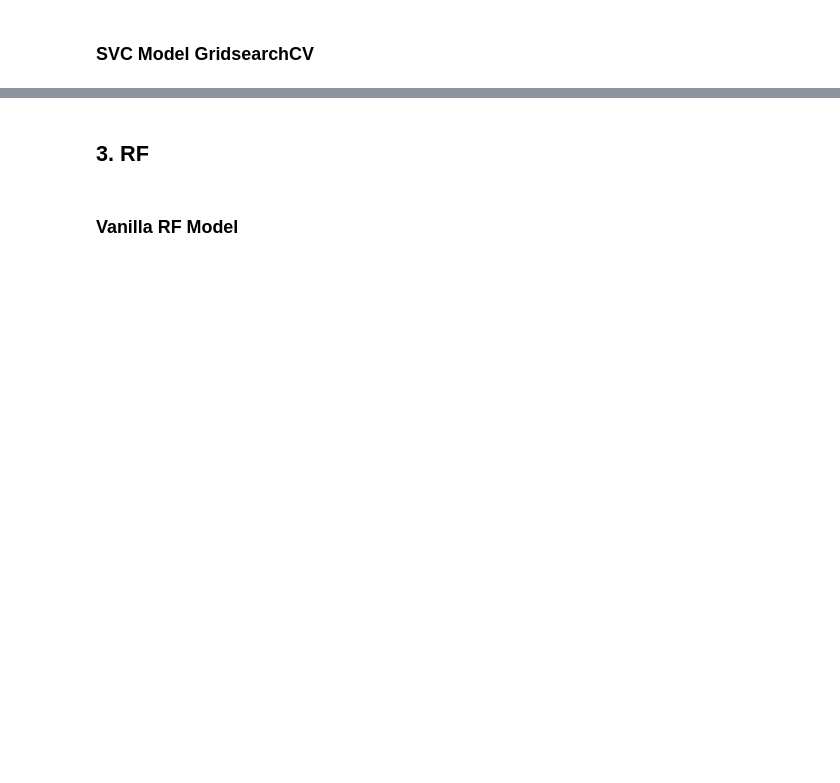
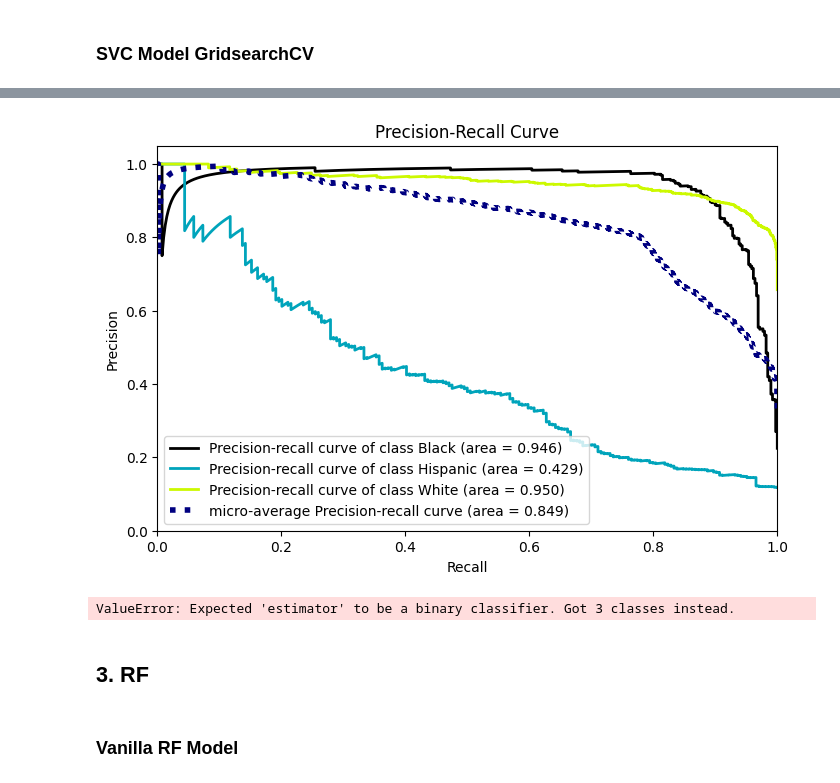
Before and after one commit to safiyeolgun/data-science-st, a Jupyter notebook: projects/Soldiers Race Classification/soldier_race_project_students.ipynb, the cells around one changed output, grey strips where cells are left out. Drawn from its saved outputs; the diff is of its cells as text; code cells hidden in the pictures; blank space fills up the shorter version.

```diff
--- a/projects/Soldiers Race Classification/soldier_race_project_students.ipynb
+++ b/projects/Soldiers Race Classification/soldier_race_project_students.ipynb
@@ -498,2 +802,21 @@ df["stature"].corr(df["heightin_from"])
 # %% [markdown]
 ###  SVC Model GridsearchCV
+# %%
+param_grid = {
+    'svc_scaled__C': [0.1, 1, 10],
+    'svc_scaled__gamma': [0.1, 1, 10],
+    'svc_scaled__kernel':['linear', 'rbf']
+}
+# %%
+model = Pipeline(steps=operations_svm_s)
+
+svc_scaled_gs = GridSearchCV(estimator = model,
+                              param_grid=param_grid,
+                              scoring=scoring,
+                              cv=10,
+                              n_jobs=-1,
+                              return_train_score=True,
+                              refit='f1_Hispanic'
+                             )
+# %%
+svc_scaled_gs.fit(X_train, y_train)
@@ -499,0 +876,13 @@ df["stature"].corr(df["heightin_from"])
+# %%
+operations_svm_s2 = [("OneHotEncoder", column_trans),
+              ("svc_scaled", SVC(random_state=random_state,
+                                 class_weight = 'balanced',
+                                 C=1,
+                                 gamma=0.1,
+                                 kernel = 'linear' ))]
+
+model = Pipeline(steps=operations_svm_s2)
+
+scores = cross_validate(model, X_train, y_train, scoring = scoring, cv = 10, return_train_score=True)
+df_scores = pd.DataFrame(scores, index = range(1, 11))
+df_scores.mean()[2:]
@@ -500,2 +897,14 @@ df["stature"].corr(df["heightin_from"])
+# %%
+model = Pipeline(steps=operations_svm_s2)
+model.fit(X_train, y_train)
+decision_function = model.decision_function(X_test)
+plot_precision_recall(y_test, decision_function)
+plt.show();
+# %% [output]
+[figure, added]
+# %%
+PrecisionRecallDisplay.from_estimator(svc_scaled_gs, X_test, y_test);
+# %% [output]
+ValueError: Expected 'estimator' to be a binary classifier. Got 3 classes instead.
 # %% [markdown]
 ## 3. RF
```
Also changed, not shown: parts of 96 cells of this notebook.
